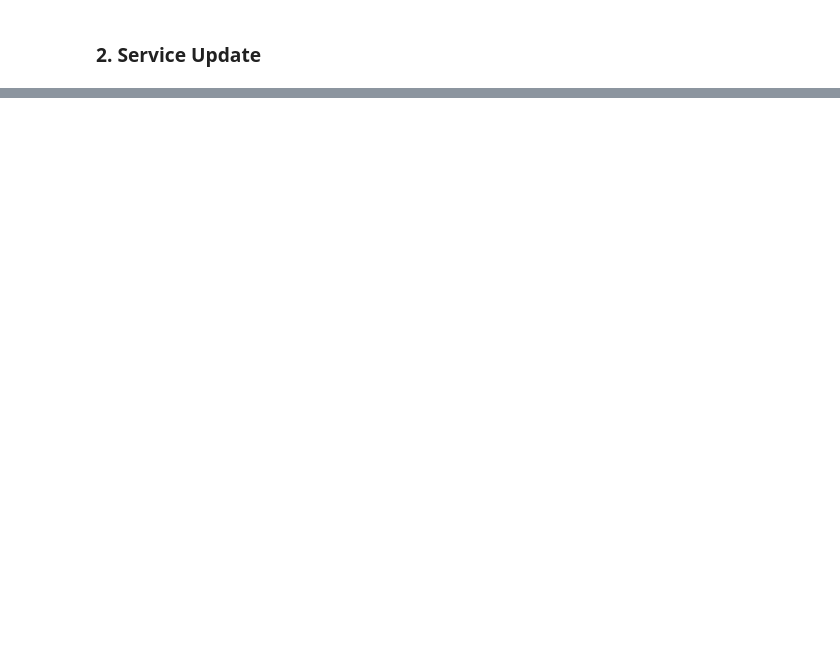
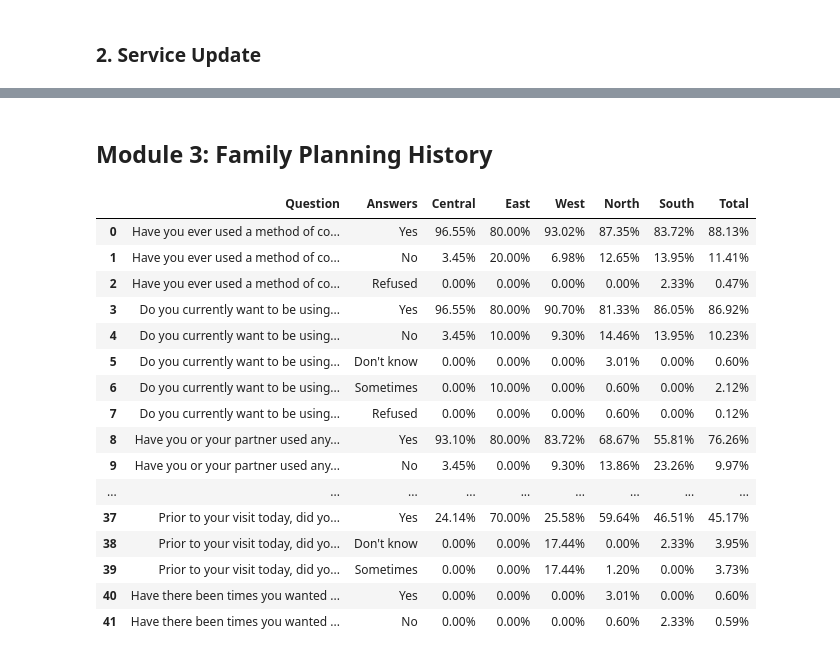
Before and after one commit to Mirwais-Farahi/MSIHealthServiceAnalytics, a Jupyter notebook: notebooks/03_Descriptive_Analysis.ipynb, the cells around one changed output, grey strips where cells are left out. Cells and saved outputs as stored; diff of their text form; code cells hidden in the pictures; blank space fills up the shorter version.

```diff
--- a/notebooks/03_Descriptive_Analysis.ipynb
+++ b/notebooks/03_Descriptive_Analysis.ipynb
@@ -1004,3 +1007,51 @@ files.download(file_path)
 # %% [output]
 [interactive output not drawn]
 [interactive output not drawn]
+# %% [markdown]
+##  Module 3: Family Planning History
+# %%
+# Calculate percentage and count of "Yes" and "No" for FPEVER
+family_planning_variables = {
+    "FPEVER": "Have you ever used a method of contraception before today?",
+    "FPWANT": "Do you currently want to be using any method of contraception?",
+    "FPCURR": "Have you or your partner used any method of contraception during the past 3 months?",
+    "CMETH": "What was the main method of contraception that you were using in the past 3 months?",
+    "Prev_FPmethod": "(Calculation or record of the previous FP method).",
+    "FPWHERE": "Prior to your visit today, where did you get the method that you were using most recently?",
+    "CMADD": "Have you or your partner/s used any additional methods of contraception in the past 3 months?",
+    "CMCURWNT": "Prior to your visit today, did you want to be using the method?",
+    "CMACCESS": "Have there been times you wanted to use this method but could not access it?"
+}
+
+variable_list = list(family_planning_variables.keys())
+regions = ['Central', 'East', 'West', 'North', 'South']  # Specify regions
+
+# Generate the summary table
+family_planning_table = summary_percentage_table(
+    original_data,
+    variable_list,
+    family_planning_variables,
+    regions_column='REGION',
+    regions=regions
+)
+
+# Display the result
+family_planning_table
+# %% [output]
+|  | Question | Answers | Central | East | West | North | South | Total |
+| 0 | Have you ever used a method of co... | Yes | 96.55% | 80.00% | 93.02% | 87.35% | 83.72% | 88.13% |
+| 1 | Have you ever used a method of co... | No | 3.45% | 20.00% | 6.98% | 12.65% | 13.95% | 11.41% |
+| 2 | Have you ever used a method of co... | Refused | 0.00% | 0.00% | 0.00% | 0.00% | 2.33% | 0.47% |
+| 3 | Do you currently want to be using... | Yes | 96.55% | 80.00% | 90.70% | 81.33% | 86.05% | 86.92% |
+| 4 | Do you currently want to be using... | No | 3.45% | 10.00% | 9.30% | 14.46% | 13.95% | 10.23% |
+| 5 | Do you currently want to be using... | Don't know | 0.00% | 0.00% | 0.00% | 3.01% | 0.00% | 0.60% |
+| 6 | Do you currently want to be using... | Sometimes | 0.00% | 10.00% | 0.00% | 0.60% | 0.00% | 2.12% |
+| 7 | Do you currently want to be using... | Refused | 0.00% | 0.00% | 0.00% | 0.60% | 0.00% | 0.12% |
+| 8 | Have you or your partner used any... | Yes | 93.10% | 80.00% | 83.72% | 68.67% | 55.81% | 76.26% |
+| 9 | Have you or your partner used any... | No | 3.45% | 0.00% | 9.30% | 13.86% | 23.26% | 9.97% |
+| ... | ... | ... | ... | ... | ... | ... | ... | ... |
+| 37 | Prior to your visit today, did yo... | Yes | 24.14% | 70.00% | 25.58% | 59.64% | 46.51% | 45.17% |
+| 38 | Prior to your visit today, did yo... | Don't know | 0.00% | 0.00% | 17.44% | 0.00% | 2.33% | 3.95% |
+| 39 | Prior to your visit today, did yo... | Sometimes | 0.00% | 0.00% | 17.44% | 1.20% | 0.00% | 3.73% |
+| 40 | Have there been times you wanted ... | Yes | 0.00% | 0.00% | 0.00% | 3.01% | 0.00% | 0.60% |
+| 41 | Have there been times you wanted ... | No | 0.00% | 0.00% | 0.00% | 0.60% | 2.33% | 0.59% |
```
Also changed, not shown: parts of 2 cells of this notebook.
